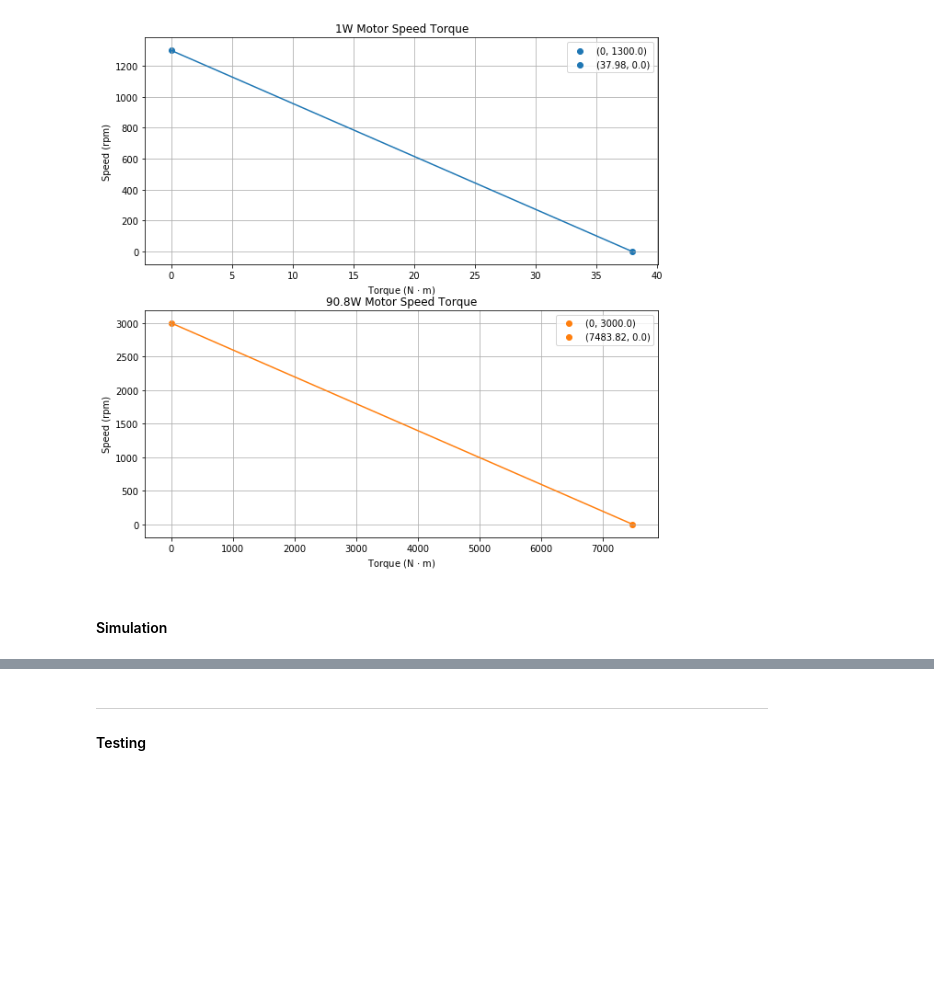
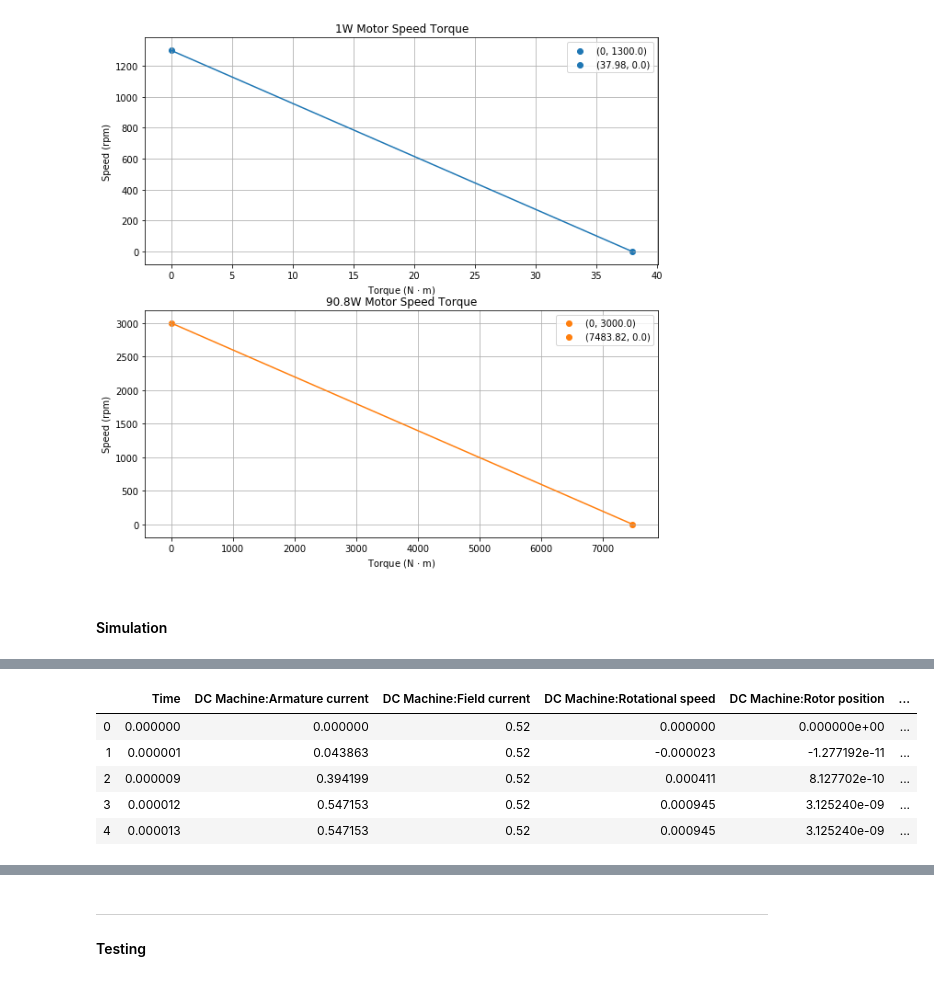
Before and after one commit to kegedy/UWEE560, a Jupyter notebook: hw/kevin/HW01.ipynb, the cells around one changed output, grey strips where cells are left out. Saved outputs shown, nothing was run; the diff lists cells and outputs as text; code cells hidden in the pictures; blank space fills up the shorter version.

```diff
--- a/hw/kevin/HW01.ipynb
+++ b/hw/kevin/HW01.ipynb
@@ -426,0 +424,40 @@ loadcase1_large.head()
+# %%
+lc1_small= pd.read_csv('data/data_loadcase1_small.csv',dtype=np.float64)
+lc1_small= lc1_small[lc1_small['Time']<0.25]
+
+lc1_large= pd.read_csv('data/data_loadcase1_large.csv',dtype=np.float64)
+lc1_large= lc1_large[lc1_large['Time']<0.25]
+
+lc2_small= pd.read_csv('data/data_loadcase2_small.csv',dtype=np.float64)
+lc2_small= lc2_small[lc2_small['Time']<0.25]
+
+lc2_large= pd.read_csv('data/data_loadcase2_large.csv',dtype=np.float64)
+lc2_large= lc2_large[lc2_large['Time']<0.25]
+
+lc1_small_sw= pd.read_csv('data/data_loadcase1_small_switching.csv',dtype=np.float64)
+lc1_small_sw= lc1_small_sw[lc1_small_sw['Time']<0.25]
+
+lc1_large_sw= pd.read_csv('data/data_loadcase1_large_switching.csv',dtype=np.float64)
+lc1_large_sw= lc1_large_sw[lc1_large_sw['Time']<0.25]
+
+lc2_small_sw= pd.read_csv('data/data_loadcase2_small_switching.csv',dtype=np.float64)
+lc2_small_sw= lc2_small_sw[lc2_small_sw['Time']<0.25]
+
+lc2_large_sw= pd.read_csv('data/data_loadcase2_large_switching.csv',dtype=np.float64)
+lc2_large_sw= lc2_large_sw[lc2_large_sw['Time']<0.25]
+
+lc2_small_sw_1000= pd.read_csv('data/data_loadcase2_small_switching_1000.csv',dtype=np.float64)
+lc2_small_sw_1000= lc2_small_sw_1000[lc2_small_sw_1000['Time']<0.25]
+
+lc2_large_sw_1000= pd.read_csv('data/data_loadcase2_large_switching_1000.csv',dtype=np.float64)
+lc2_large_sw_1000= lc2_large_sw_1000[lc2_large_sw_1000['Time']<0.25]
+# %%
+lc1_small_sw.head()
+lc2_large_sw.head()
+# %% [output]
+|  | Time | DC Machine:Armature current | DC Machine:Field current | DC Machine:Rotational speed | DC Machine:Rotor position | ... |
+| 0 | 0.000000 | 0.000000 | 0.52 | 0.000000 | 0.000000e+00 | ... |
+| 1 | 0.000001 | 0.043863 | 0.52 | -0.000023 | -1.277192e-11 | ... |
+| 2 | 0.000009 | 0.394199 | 0.52 | 0.000411 | 8.127702e-10 | ... |
+| 3 | 0.000012 | 0.547153 | 0.52 | 0.000945 | 3.125240e-09 | ... |
+| 4 | 0.000013 | 0.547153 | 0.52 | 0.000945 | 3.125240e-09 | ... |
```
Also changed, not shown: parts of 22 cells of this notebook, 13 other files.
